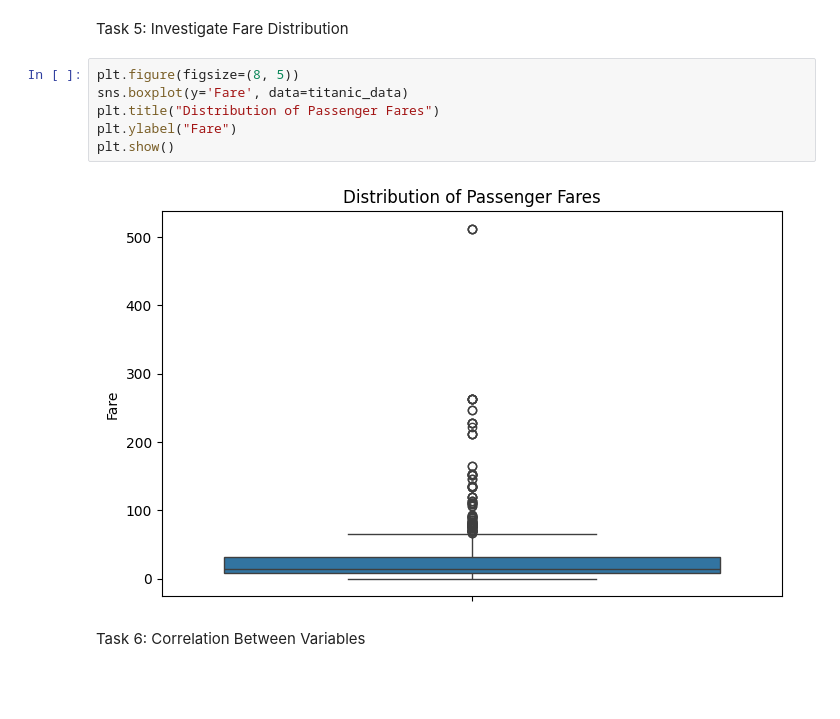
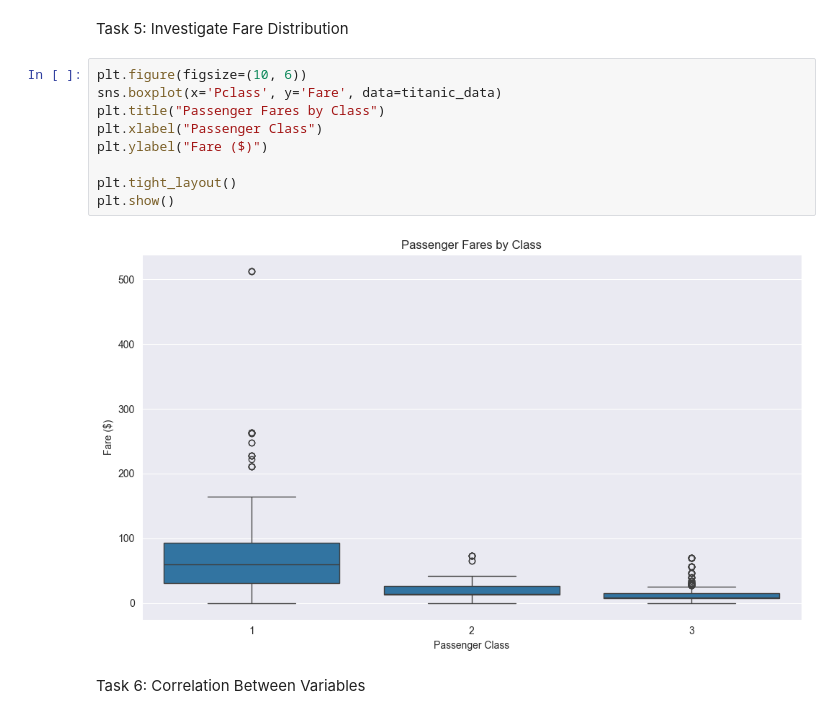
Before and after one commit to pointlessduffin-21/htmljazz, a Jupyter notebook: 16. PAI/Assignments/BDSE07-PAI-0922_FrancisAbarca_A4b.ipynb, the cells around one changed output. Cells and saved outputs as stored; diff of their text form; blank space fills up the shorter version.

Commit message:
Updated the A4b to utilize proper formatting for the visuals

```diff
--- a/16. PAI/Assignments/BDSE07-PAI-0922_FrancisAbarca_A4b.ipynb
+++ b/16. PAI/Assignments/BDSE07-PAI-0922_FrancisAbarca_A4b.ipynb
@@ -64,13 +64,16 @@ plt.show()
 # %% [markdown]
 Task 5: Investigate Fare Distribution
 # %%
-plt.figure(figsize=(8, 5))
-sns.boxplot(y='Fare', data=titanic_data)
-plt.title("Distribution of Passenger Fares")
-plt.ylabel("Fare")
+plt.figure(figsize=(10, 6))
+sns.boxplot(x='Pclass', y='Fare', data=titanic_data)
+plt.title("Passenger Fares by Class")
+plt.xlabel("Passenger Class")
+plt.ylabel("Fare ($)")
+
+plt.tight_layout()
 plt.show()
 # %% [output]
-[figure, old version]
+[figure, new version]
 # %% [markdown]
 Task 6: Correlation Between Variables
 # %%
```
Also changed, not shown: parts of 3 cells of this notebook.
